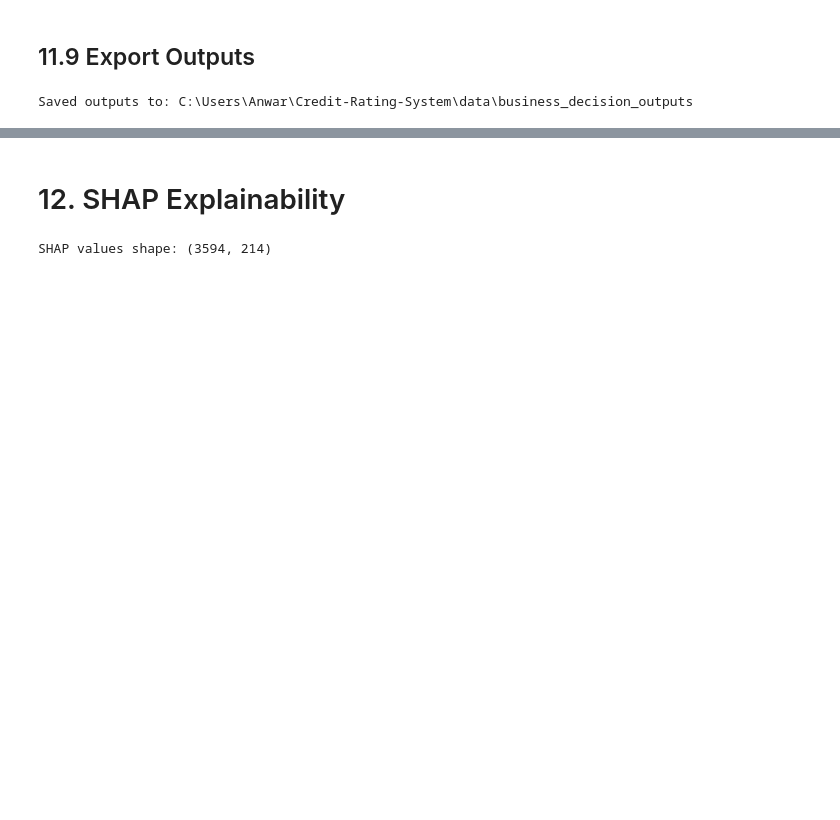
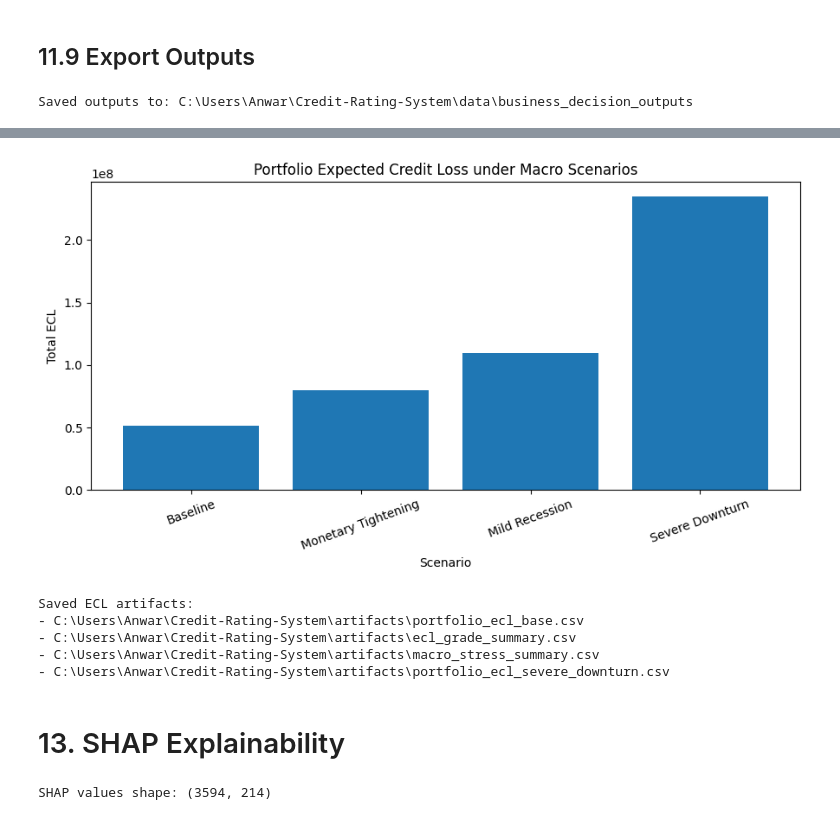
Before and after one commit to heyitzrizki/Credit-Rating-System, a Jupyter notebook: notebooks/credit_rating_final.ipynb, the cells around one changed output, grey strips where cells are left out. Saved outputs shown, nothing was run; the diff lists cells and outputs as text; code cells hidden in the pictures; blank space fills up the shorter version.

```diff
--- a/notebooks/credit_rating_final.ipynb
+++ b/notebooks/credit_rating_final.ipynb
@@ -3703,0 +3904,34 @@ high_risk_summary
+# %%
+scenario_summaries = []
+scenario_outputs = {}
+
+base_total_ecl = portfolio_ecl["ECL_base"].sum()
+
+for scenario_name, scenario_config in MACRO_SCENARIOS.items():
+    stressed_df = apply_macro_stress(
+        portfolio_ecl,
+        scenario=scenario_config,
+        sensitivity=MACRO_SENSITIVITY,
+        pd_col="pd_calibrated",
+        lgd_col="LGD",
+        ead_col="EAD",
+        base_ecl_col="ECL_base"
+    )
+
+    scenario_outputs[scenario_name] = stressed_df
+
+    total_ecl = stressed_df["ECL_stressed"].sum()
+
+    scenario_summaries.append({
+        "scenario": scenario_name,
+        "avg_pd": stressed_df["PD_stressed"].mean(),
+        "avg_lgd": stressed_df["LGD_stressed"].mean(),
+        "total_ead": stressed_df["EAD_stressed"].sum(),
+        "total_ecl": total_ecl,
+        "ecl_uplift": total_ecl - base_total_ecl,
+        "ecl_uplift_pct": (total_ecl / base_total_ecl) - 1
+    })
+
+stress_summary_df = pd.DataFrame(scenario_summaries)
+
+stress_summary_df
@@ -3704,5 +3944,42 @@ high_risk_summary
+# %%
+plt.figure(figsize=(9, 5))
+plt.bar(stress_summary_df["scenario"], stress_summary_df["total_ecl"])
+plt.title("Portfolio Expected Credit Loss under Macro Scenarios")
+plt.xlabel("Scenario")
+plt.ylabel("Total ECL")
+plt.xticks(rotation=20)
+plt.tight_layout()
+plt.show()
+# %% [output]
+[figure, added]
+# %%
+# Export ECL and stress testing outputs for Streamlit dashboard
+
+portfolio_ecl_path = ARTIFACT_DIR / "portfolio_ecl_base.csv"
+ecl_grade_summary_path = ARTIFACT_DIR / "ecl_grade_summary.csv"
+stress_summary_path = ARTIFACT_DIR / "macro_stress_summary.csv"
+
+portfolio_ecl.to_csv(portfolio_ecl_path, index=False)
+ecl_grade_summary.to_csv(ecl_grade_summary_path, index=False)
+stress_summary_df.to_csv(stress_summary_path, index=False)
+
+# Save one detailed stressed portfolio for the severe downturn scenario
+severe_stress_path = ARTIFACT_DIR / "portfolio_ecl_severe_downturn.csv"
+scenario_outputs["Severe Downturn"].to_csv(severe_stress_path, index=False)
+
+print("Saved ECL artifacts:")
+print(f"- {portfolio_ecl_path}")
+print(f"- {ecl_grade_summary_path}")
+print(f"- {stress_summary_path}")
+print(f"- {severe_stress_path}")
+# %% [output]
+Saved ECL artifacts:
+- C:\Users\Anwar\Credit-Rating-System\artifacts\portfolio_ecl_base.csv
+- C:\Users\Anwar\Credit-Rating-System\artifacts\ecl_grade_summary.csv
+- C:\Users\Anwar\Credit-Rating-System\artifacts\macro_stress_summary.csv
+- C:\Users\Anwar\Credit-Rating-System\artifacts\portfolio_ecl_severe_downturn.csv
 # %% [markdown]
-# 12. SHAP Explainability
+# 13. SHAP Explainability
 # %%
 # TreeExplainer for final XGBoost model
 explainer = shap.TreeExplainer(best_model)
```
Also changed, not shown: parts of 66 cells of this notebook, 25 other files.
